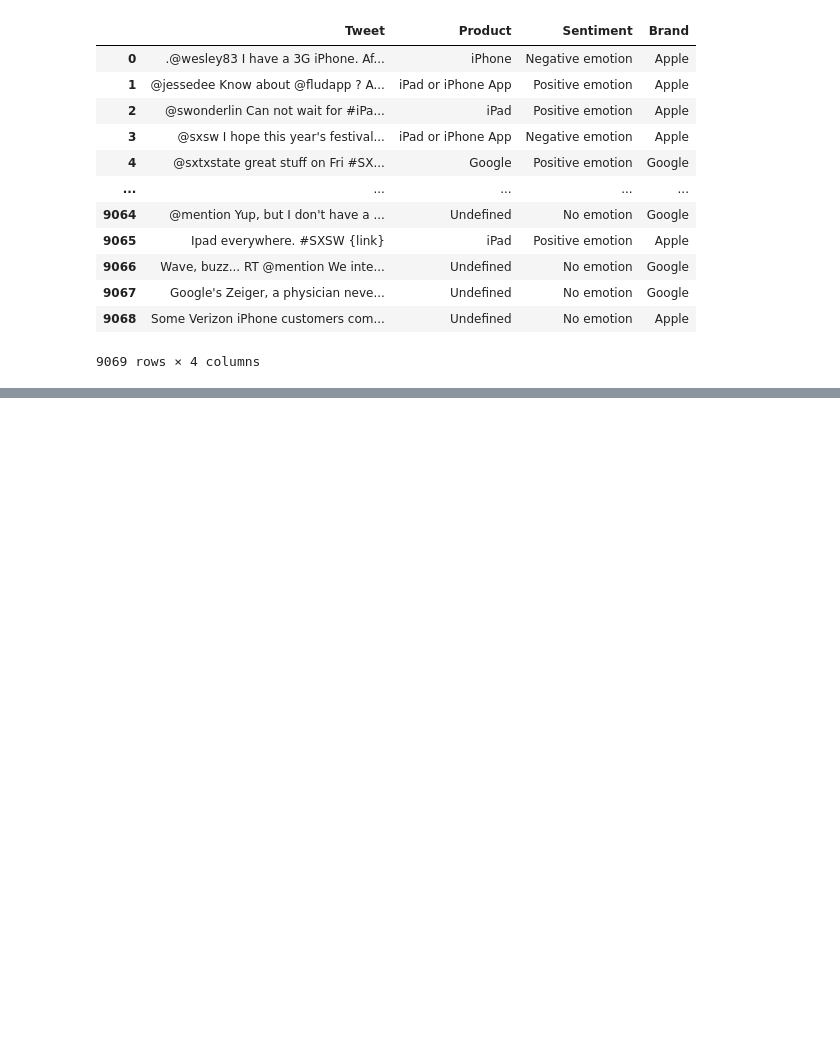
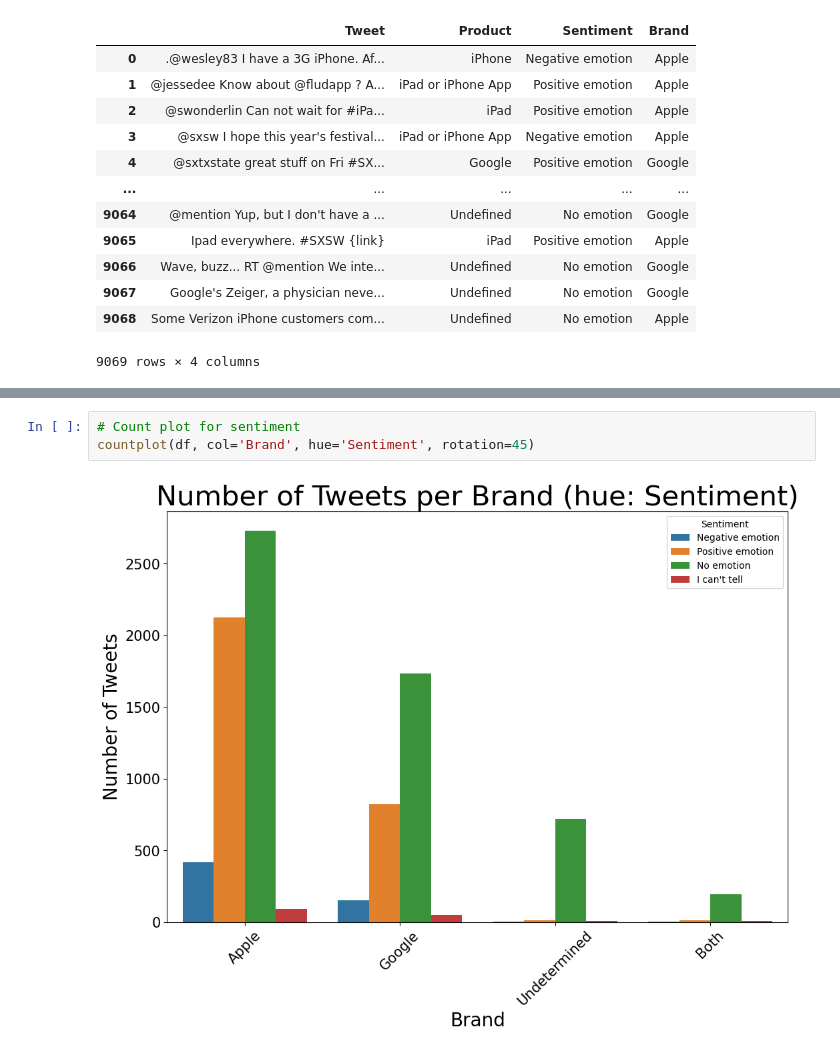
Before and after one commit to ericrono/Brands-and-Product-Emotions, a Jupyter notebook: Notebbok.ipynb, the cells around one changed output, grey strips where cells are left out. Cells and saved outputs as stored; diff of their text form; blank space fills up the shorter version.

```diff
--- a/Notebbok.ipynb
+++ b/Notebbok.ipynb
@@ -423,0 +448,5 @@ def countplot(df, col, hue=None, rotation=None):
+# %%
+# Count plot for sentiment
+countplot(df, col='Brand', hue='Sentiment', rotation=45)
+# %% [output]
+[figure, added]
```
Also changed, not shown: parts of 24 cells of this notebook.
